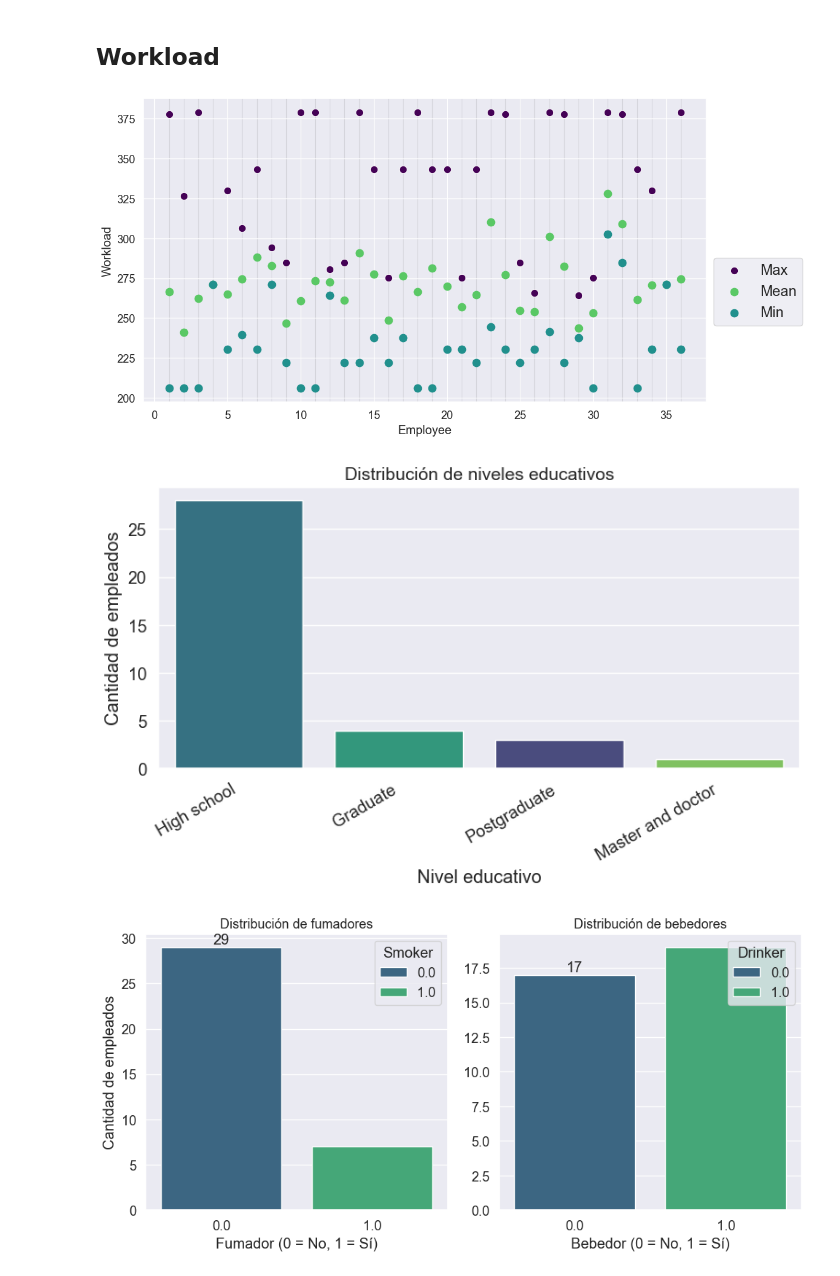
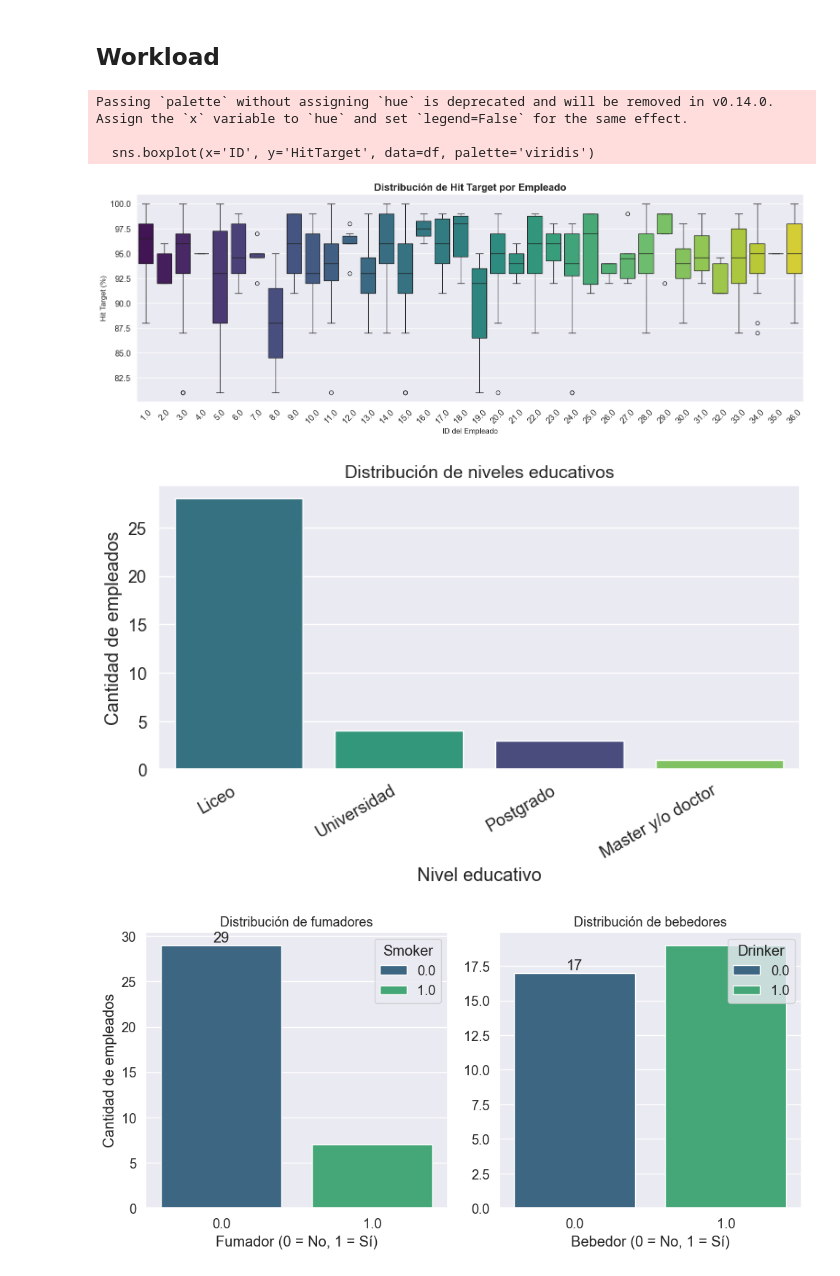
Before and after one commit to SDeGiuda/ProyectoDatos, a Jupyter notebook: ObligatorioDAtos.ipynb, the cells around one changed output. Drawn from its saved outputs; the diff is of its cells as text; code cells hidden in the pictures.

```diff
--- a/ObligatorioDAtos.ipynb
+++ b/ObligatorioDAtos.ipynb
@@ -204,10 +264,10 @@ perColPlot(df)
 # %% [markdown]
 Creemos algunas variables categoricas por su verdadero valor para mayor clarida.
 # %%
-df.loc[(df['Education'] == 1),'Edu_Text'] = 'High school'
-df.loc[(df['Education'] == 2),'Edu_Text'] = 'Graduate'
-df.loc[(df['Education'] == 3),'Edu_Text'] = 'Postgraduate'
-df.loc[(df['Education'] == 4),'Edu_Text'] = 'Master and doctor'
+df.loc[(df['Education'] == 1),'Edu_Text'] = 'Liceo'
+df.loc[(df['Education'] == 2),'Edu_Text'] = 'Universidad'
+df.loc[(df['Education'] == 3),'Edu_Text'] = 'Postgrado'
+df.loc[(df['Education'] == 4),'Edu_Text'] = 'Master y/o doctor'
 # %%
 df['Month'] = df['Month'].astype('category')
 df['Weekday'] = df['Weekday'].astype('category')
@@ -544,25 +604,20 @@ ind_df.head()
 # %% [markdown]
 ## Workload
 # %%
-plt.figure(figsize=(12, 6))
-
-# Líneas verticales suaves por cada empleado
-for x in ind_df.index:
-    plt.axvline(x=x, color='gray', alpha=0.2, linewidth=0.8, zorder=0)
-
-# Puntos
-sns.scatterplot(x=ind_df.index, y=ind_df['WL_Max'], color='#450256', s=80, label='Max')
-plt.scatter(ind_df.index, ind_df['WL_Mean'], color='#5AC865', s=80, label='Mean')
-plt.scatter(ind_df.index, ind_df['WL_Min'], color='#21908D', s=80, label='Min')
-
-# Etiquetas y formato
-plt.ylabel('Workload')
-plt.xlabel('Employee')
-plt.legend(fontsize='large', bbox_to_anchor=(1, 0.5))
+# Boxplot del Hit Target por empleado
+plt.figure(figsize=(16, 6))
+sns.boxplot(x='ID', y='HitTarget', data=df, palette='viridis')
+plt.title('Distribución de Hit Target por Empleado', fontsize=16, fontweight='bold')
+plt.xlabel('ID del Empleado', fontsize=12)
+plt.ylabel('Hit Target (%)', fontsize=12)
+plt.xticks(rotation=45)
 plt.tight_layout()
 plt.show()
 # %% [output]
+Passing `palette` without assigning `hue` is deprecated and will be removed in v0.14.0. Assign the `x` variable to `hue` and set `legend=False` for the same effect.
+
+  sns.boxplot(x='ID', y='HitTarget', data=df, palette='viridis')
-[figure, old version]
+[figure, new version]
 # %%
 plt.figure(figsize=(8,5))
 sns.countplot(
@@ -570,7 +625,7 @@ sns.countplot(
     hue='Edu_Text',
     data=ind_df,
     palette='viridis',
-    order=['High school', 'Graduate', 'Postgraduate', 'Master and doctor']
+    order=['Liceo', 'Universidad', 'Postgrado', 'Master y/o doctor']
 )
 plt.title('Distribución de niveles educativos', fontsize=14)
 plt.xlabel('Nivel educativo')
@@ -579,7 +634,7 @@ plt.xticks(rotation=30, ha='right')
 plt.tight_layout()
 plt.show()
 # %% [output]
-[figure, old version]
+[figure, new version]
 # %%
 fig, axes = plt.subplots(1, 2, figsize=(10,5))
 
```
Also changed, not shown: parts of 14 cells of this notebook.
